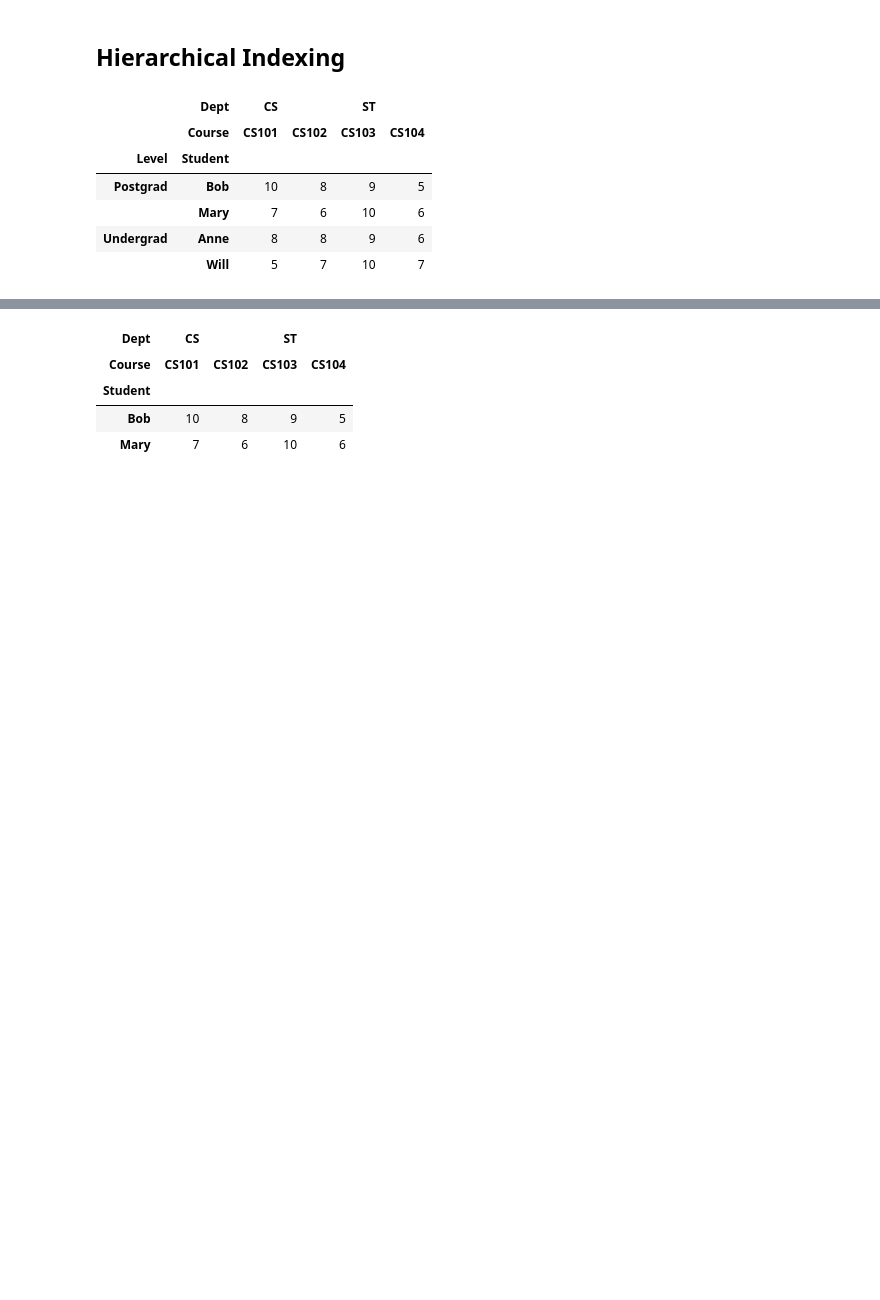
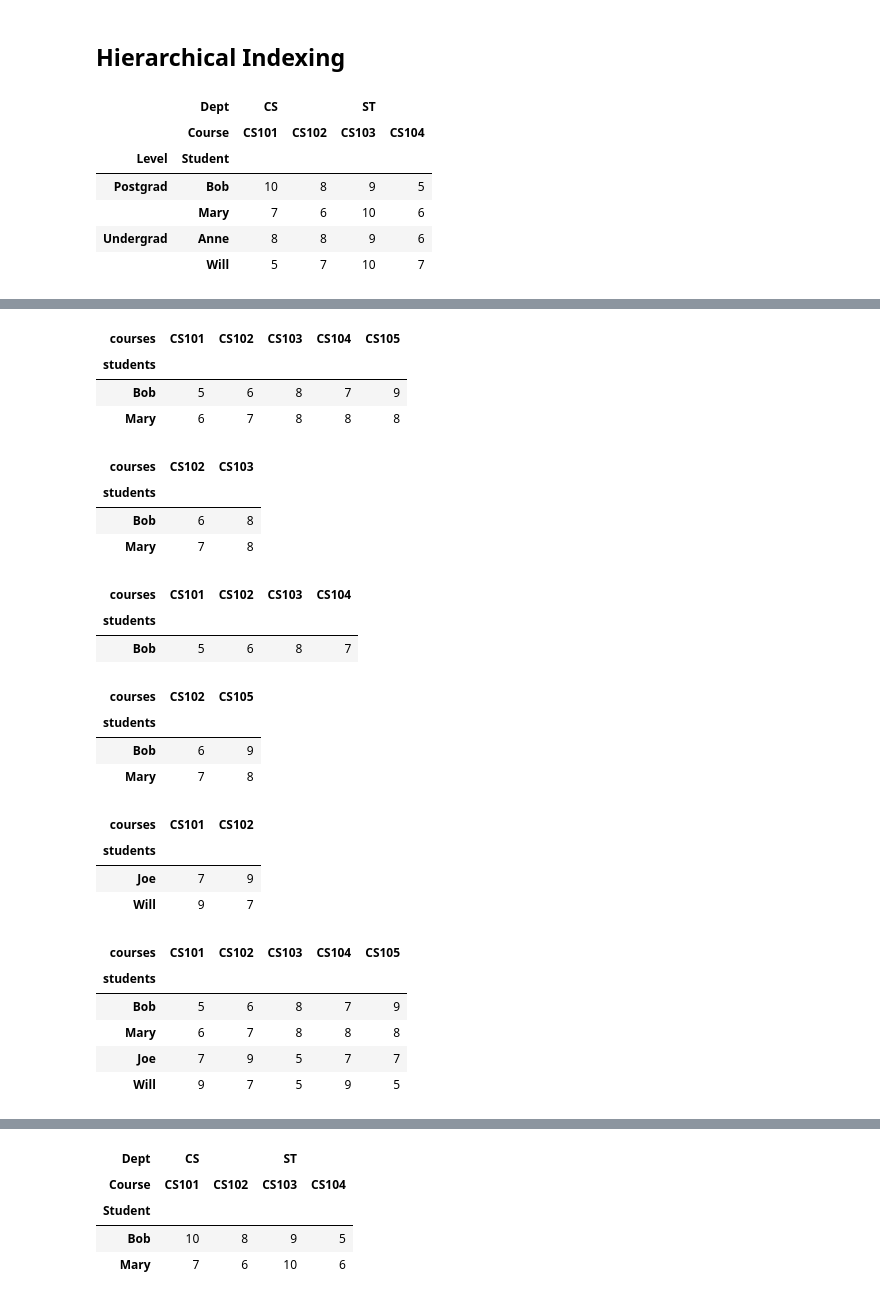
Before and after one commit to bzafiris/jupyter-tutorial, a Jupyter notebook: notebooks/pandas-tutorial.ipynb, the cells around one changed output, grey strips where cells are left out. Drawn from its saved outputs; the diff is of its cells as text; code cells hidden in the pictures; blank space fills up the shorter version.

```diff
--- a/notebooks/pandas-tutorial.ipynb
+++ b/notebooks/pandas-tutorial.ipynb
@@ -213,0 +143,53 @@ df
+# %%
+# Shorthand syntax for row selection
+df[0:2]
+# or df.iloc[0:2] or df.iloc[0:2, :]
+# %% [output]
+| courses | CS101 | CS102 | CS103 | CS104 | CS105 |
+| students |  |  |  |  |  |
+| Bob | 5 | 6 | 8 | 7 | 9 |
+| Mary | 6 | 7 | 8 | 8 | 8 |
+# %%
+# Label-based indexing across two axes
+df.loc[['Bob', 'Mary'], ['CS102', 'CS103']]
+# %% [output]
+| courses | CS102 | CS103 |
+| students |  |  |
+| Bob | 6 | 8 |
+| Mary | 7 | 8 |
+# %%
+# Integer-based indexing across two axes
+df.iloc[0:1, :-1]
+# %% [output]
+| courses | CS101 | CS102 | CS103 | CS104 |
+| students |  |  |  |  |
+| Bob | 5 | 6 | 8 | 7 |
+# %%
+# Label-based indexing across two axes
+df.loc[['Bob', 'Mary'], ['CS102', 'CS105']]
+# %% [output]
+| courses | CS102 | CS105 |
+| students |  |  |
+| Bob | 6 | 9 |
+| Mary | 7 | 8 |
+# %%
+# Label-based indexing combined with boolean arrays
+# columns CS101, CS102  for students with grade > 6 in CS101
+df.loc[df.CS101 > 6, ['CS101', 'CS102']]
+# %% [output]
+| courses | CS101 | CS102 |
+| students |  |  |
+| Joe | 7 | 9 |
+| Will | 9 | 7 |
+# %%
+# Boolean Indexing,
+# students with average of columns CS104, CS105
+# larger than 6
+df[(df['CS105'] + df['CS104'])/2 > 6]
+# %% [output]
+| courses | CS101 | CS102 | CS103 | CS104 | CS105 |
+| students |  |  |  |  |  |
+| Bob | 5 | 6 | 8 | 7 | 9 |
+| Mary | 6 | 7 | 8 | 8 | 8 |
+| Joe | 7 | 9 | 5 | 7 | 7 |
+| Will | 9 | 7 | 5 | 9 | 5 |
```
Also changed, not shown: parts of 30 cells of this notebook.
